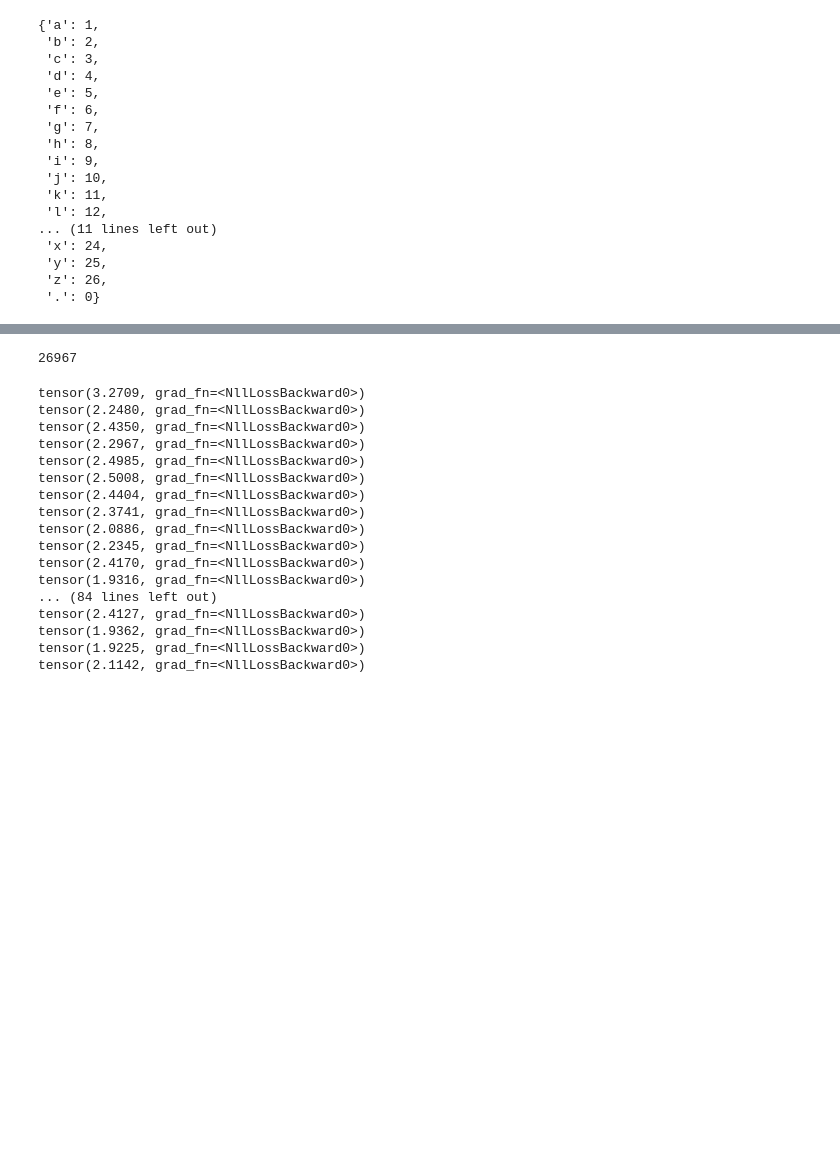
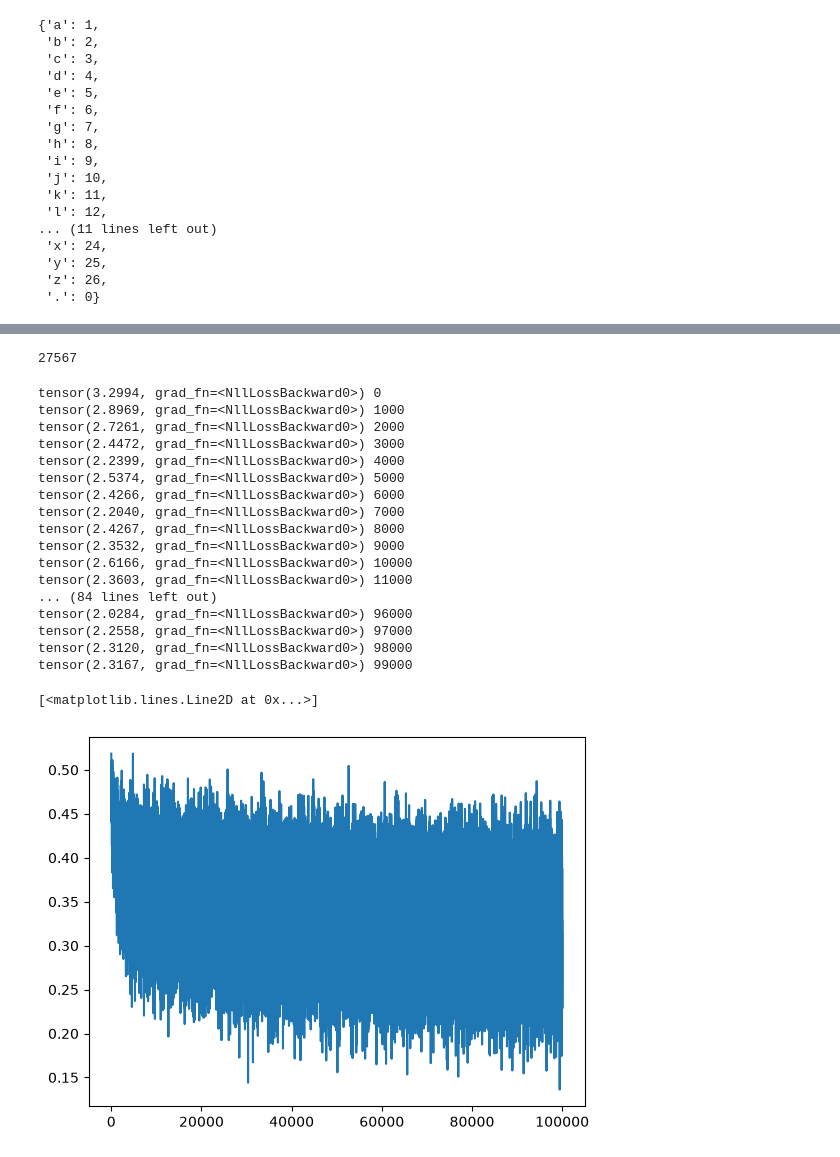
Before and after one commit to shauryasharmathe3rd/zth_ak, a Jupyter notebook: makemore3-1.ipynb, the cells around one changed output, grey strips where cells are left out. Saved outputs shown, nothing was run; the diff lists cells and outputs as text; code cells hidden in the pictures; blank space fills up the shorter version.

```diff
--- a/makemore3-1.ipynb
+++ b/makemore3-1.ipynb
@@ -95,11 +97,14 @@ w2 = (torch.randn((hidden_layers, vocab_size), generator=g) * 0.01).requires_gra
 # b2 = (torch.randn(vocab_size, generator=g, requires_grad=True) * 0)
 b2 = torch.zeros(vocab_size, requires_grad=True)
 
-parameters = [C, w1, b1, w2, b2]
+bngain = torch.ones((1,hidden_layers), requires_grad=True)
+bnbias = torch.zeros((1,hidden_layers), requires_grad=True)
+
+parameters = [C, w1, b1, w2, b2, bngain, bnbias]
 
 print(sum(p.nelement() for p in parameters))
 # %% [output]
-26967
+27567
 # %%
 # Training loop with optimised steps
 
@@ -116,6 +121,16 @@ for i in range(epochs):
     emb = C[Xb]
     embcat = emb.view(emb.shape[0], -1)
     hpreact = embcat @ w1 + b1
+
+    # Batchnorm
+    bnmeani = hpreact - hpreact.mean(0, keepdim=True)
+    bnstdi = hpreact.std(0, keepdim=True)
+    hpreact = (bngain * bnmeani) / bnstdi + bnbias
+
+    with torch.no_grad():
+        bnmean_running = (0.999 * bnmean_running) + (bnmeani * 0.001)
+        bnstd_running = (0.999 * bnstd_running) + (bnstdi * 0.001)
+
     h = torch.tanh(hpreact)
     logits = h @ w2 + b2
     loss = F.cross_entropy(logits, Yb)
@@ -132,23 +147,23 @@ for i in range(epochs):
 
     # Track stats
     if i % 1000 == 0:
-        print(loss)
+        print(loss, i)
     lossi.append(loss.log10().item())
 # %% [output]
-tensor(3.2709, grad_fn=<NllLossBackward0>)
-tensor(2.2480, grad_fn=<NllLossBackward0>)
-tensor(2.4350, grad_fn=<NllLossBackward0>)
-tensor(2.2967, grad_fn=<NllLossBackward0>)
-tensor(2.4985, grad_fn=<NllLossBackward0>)
-tensor(2.5008, grad_fn=<NllLossBackward0>)
-tensor(2.4404, grad_fn=<NllLossBackward0>)
-tensor(2.3741, grad_fn=<NllLossBackward0>)
-tensor(2.0886, grad_fn=<NllLossBackward0>)
-tensor(2.2345, grad_fn=<NllLossBackward0>)
-tensor(2.4170, grad_fn=<NllLossBackward0>)
-tensor(1.9316, grad_fn=<NllLossBackward0>)
+tensor(3.2994, grad_fn=<NllLossBackward0>) 0
+tensor(2.8969, grad_fn=<NllLossBackward0>) 1000
+tensor(2.7261, grad_fn=<NllLossBackward0>) 2000
+tensor(2.4472, grad_fn=<NllLossBackward0>) 3000
+tensor(2.2399, grad_fn=<NllLossBackward0>) 4000
+tensor(2.5374, grad_fn=<NllLossBackward0>) 5000
+tensor(2.4266, grad_fn=<NllLossBackward0>) 6000
+tensor(2.2040, grad_fn=<NllLossBackward0>) 7000
+tensor(2.4267, grad_fn=<NllLossBackward0>) 8000
+tensor(2.3532, grad_fn=<NllLossBackward0>) 9000
+tensor(2.6166, grad_fn=<NllLossBackward0>) 10000
+tensor(2.3603, grad_fn=<NllLossBackward0>) 11000
 ... (84 lines left out)
-tensor(2.4127, grad_fn=<NllLossBackward0>)
-tensor(1.9362, grad_fn=<NllLossBackward0>)
-tensor(1.9225, grad_fn=<NllLossBackward0>)
-tensor(2.1142, grad_fn=<NllLossBackward0>)
+tensor(2.0284, grad_fn=<NllLossBackward0>) 96000
+tensor(2.2558, grad_fn=<NllLossBackward0>) 97000
+tensor(2.3120, grad_fn=<NllLossBackward0>) 98000
+tensor(2.3167, grad_fn=<NllLossBackward0>) 99000
@@ -154,0 +179,5 @@ tensor(2.1142, grad_fn=<NllLossBackward0>)
+# %%
+plt.plot(lossi)
+# %% [output]
+[<matplotlib.lines.Line2D at 0x...>]
+[figure, added]
```
Also changed, not shown: parts of 8 cells of this notebook.
